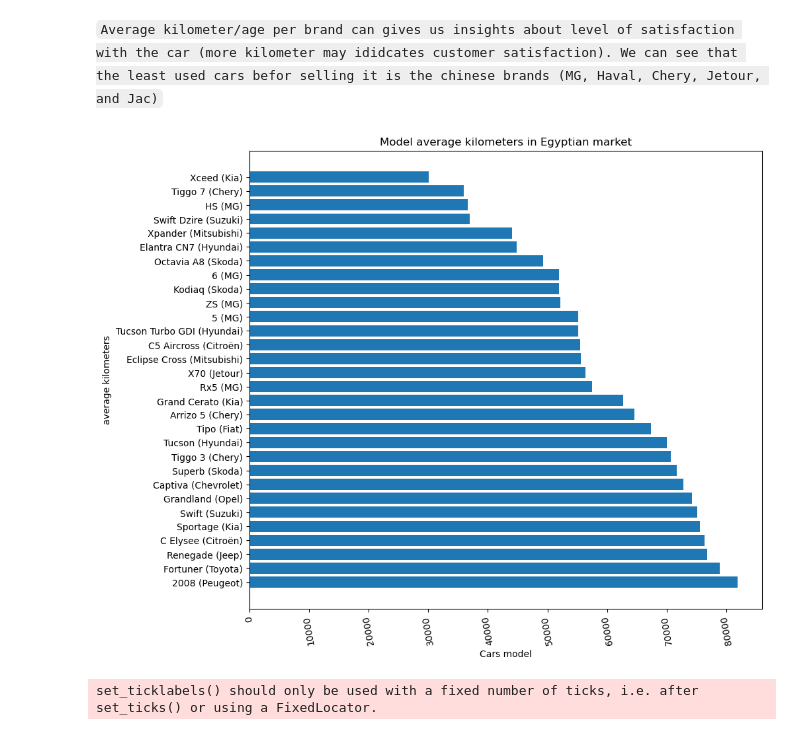
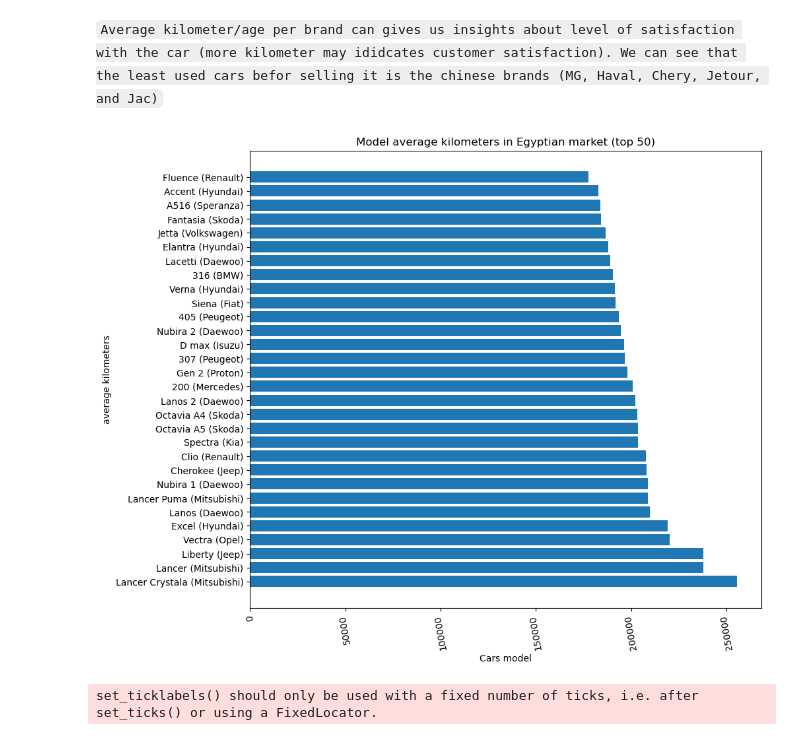
Before and after one commit to aya9aladdin/used-cars-price-prediction, a Jupyter notebook: notebooks/analysis&modeling.ipynb, the cells around one changed output. Drawn from its saved outputs; the diff is of its cells as text; code cells hidden in the pictures.

Commit message:
update images

```diff
--- a/notebooks/analysis&modeling.ipynb
+++ b/notebooks/analysis&modeling.ipynb
@@ -264,31 +254,31 @@ plt.show()
 # %%
 
 avg_model_km = car_df.groupBy('brand' , 'model').agg(avg('km'))
 count_group = car_df.groupBy('brand', 'model').agg(count('*').alias('count'))
 avg_model_km = count_group.join(avg_model_km, ['brand', 'model'])
-avg_model_km = avg_model_km.filter('count >40').orderBy('avg(km)', ascending=True).collect()
+avg_model_km = avg_model_km.filter('count >40').orderBy('avg(km)', ascending=False).collect()
 
 categories = []
 values = []
 
 for i in range(len(avg_model_km)):
     categories.append(f"{avg_model_km[i]['model']} ({avg_model_km[i]['brand']})")
     values.append(avg_model_km[i]['avg(km)'])
 
 categories = categories[:30]
 values = values[:30]
 plt.figure(figsize=(10, 9))
-plt.barh(categories[::-1], values[::-1])
+plt.barh(categories[:50], values[:50])
 
 
 plt.xlabel("Cars model")
 plt.ylabel("average kilometers")
-plt.title("Model average kilometers in Egyptian market")
+plt.title("Model average kilometers in Egyptian market (top 50)")
 plt.xticks(rotation=100)
 
 plt.show()
 # %% [output]
-[figure, old version]
+[figure, new version]
 # %%
 # cars distribution per governorate
 import plotly.express as px
```
Also changed, not shown: parts of 3 cells of this notebook, 5 other files.
